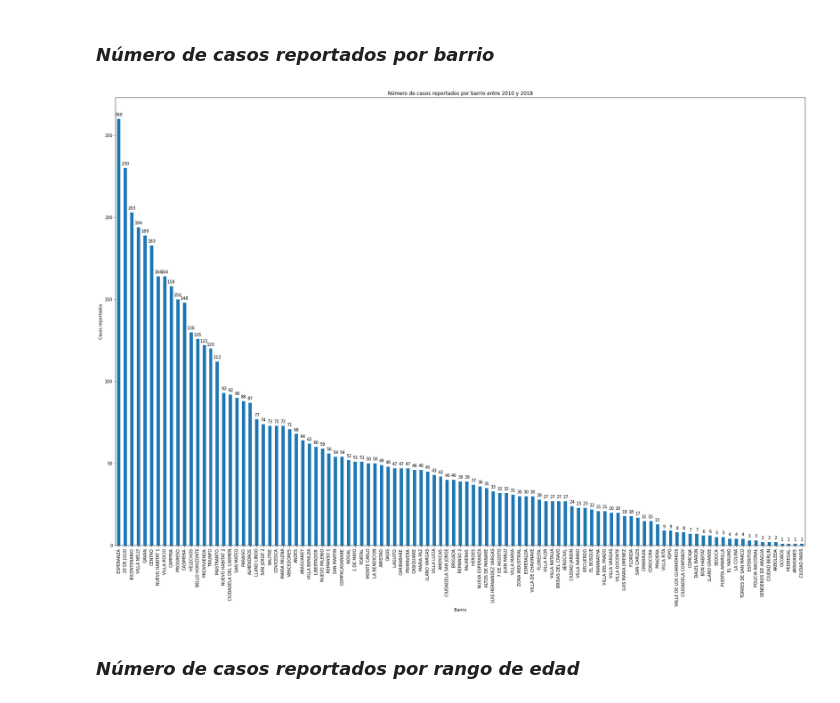
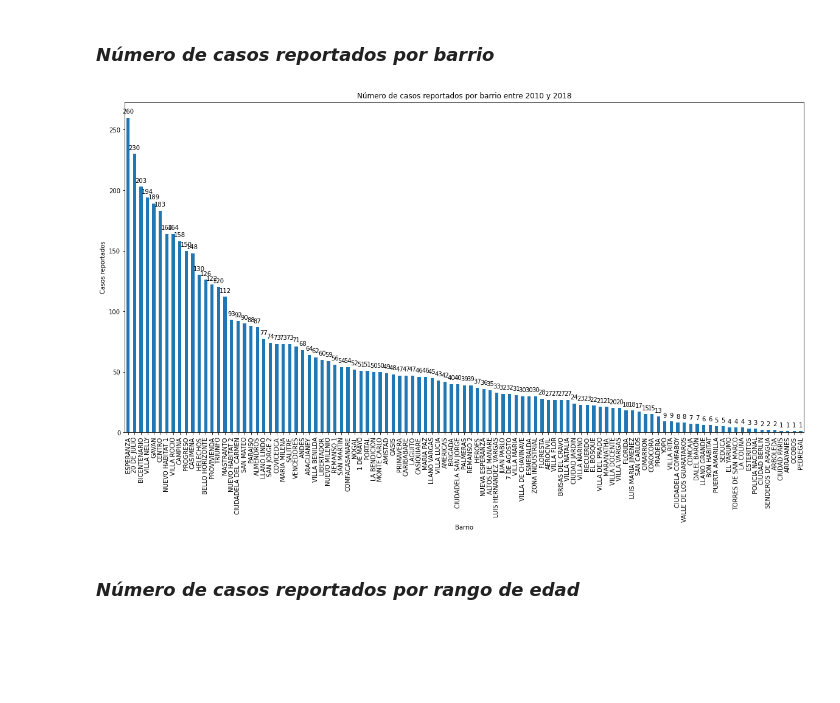
Before and after one commit to JuanImbachi/PDG, a Jupyter notebook: data_analytics/Exploración datos Yopal.ipynb, the cells around one changed output. Saved outputs shown, nothing was run; the diff lists cells and outputs as text; code cells hidden in the pictures; blank space fills up the shorter version.

```diff
--- a/data_analytics/Exploración datos Yopal.ipynb
+++ b/data_analytics/Exploración datos Yopal.ipynb
@@ -13,7 +14,7 @@ df = pd.DataFrame(yopal)
 # %% [markdown]
 ### *Número de casos reportados por año*
 # %%
-years = df['Ano'].value_counts().sort_index().plot(kind='bar', figsize=(20, 10))
+years = df['Ano'].value_counts().sort_index().plot(kind='line', figsize=(20, 10))
 years.set_xlabel('Año')
 years.set_ylabel('Casos reportados')
 years.set_title('Casos reportados por año')
@@ -30,7 +31,7 @@ for p in years.patches:
 # %% [markdown]
 ### *Número de casos reportados por mes*
 # %%
-months = df['MesOcurrencia'].value_counts().plot(kind='bar', figsize=(20, 10))
+months = df['MesOcurrencia'].value_counts().sort_index().plot(kind='bar', figsize=(20, 10))
 months.set_xlabel('Mes')
 months.set_ylabel('Casos reportados')
 months.set_title('Número de casos reportados por mes entre 2010 y 2018')
@@ -53,7 +54,7 @@ gender.set_title("Porcentaje de casos reportados por sexo desde el 2010 hasta el
 Text(0.5, 1.0, 'Porcentaje de casos reportados por sexo desde el 2010 hasta el 2018')
 [figure]
 # %%
-genders_by_year = buga.groupby(["Ano", 'Sexo']).size().unstack(level=1).plot(kind='bar', figsize=(20,10))
+genders_by_year = yopal.groupby(["Ano", 'Sexo']).size().unstack(level=1).plot(kind='bar', figsize=(20,10))
 
 genders_by_year.set_xlabel('Año')
 genders_by_year.set_ylabel('Casos reportados')
@@ -67,7 +68,7 @@ for p in genders_by_year.patches:
 # %% [markdown]
 ### *Número de casos reportados por comuna*
 # %%
-commune = df['Comuna'].value_counts().plot(kind='bar', figsize=(20, 10))
+commune = df['Comuna'].value_counts().sort_index().plot(kind='bar', figsize=(20, 10))
 commune.set_xlabel('Comuna')
 commune.set_ylabel('Casos reportados')
 commune.set_title('Número de casos reportados por comuna entre 2010 y 2018')
@@ -93,20 +94,20 @@ Text(0.5, 1.0, 'Número de casos reportados por año y comunas')
 # %% [markdown]
 ### *Número de casos reportados por barrio*
 # %%
-neighborhood = df['Barrio'].value_counts().plot(kind='bar', figsize=(30,20))
+neighborhood = df['Barrio'].value_counts().plot(kind='bar', figsize=(20,10))
 neighborhood.set_xlabel('Barrio')
 neighborhood.set_ylabel('Casos reportados')
 neighborhood.set_title('Número de casos reportados por barrio entre 2010 y 2018')
 
 for p in neighborhood.patches:
     neighborhood.annotate(np.round(p.get_height(),decimals=2),
                 (p.get_x()+p.get_width()/2., p.get_height()),
                 ha='center',
                 va='center',
                 xytext=(0, 10),
                 textcoords='offset points')
 # %% [output]
-[figure, old version]
+[figure, new version]
 # %% [markdown]
 ### *Número de casos reportados por rango de edad*
 # %%
```
Also changed, not shown: parts of 14 cells of this notebook, 1 other file.
